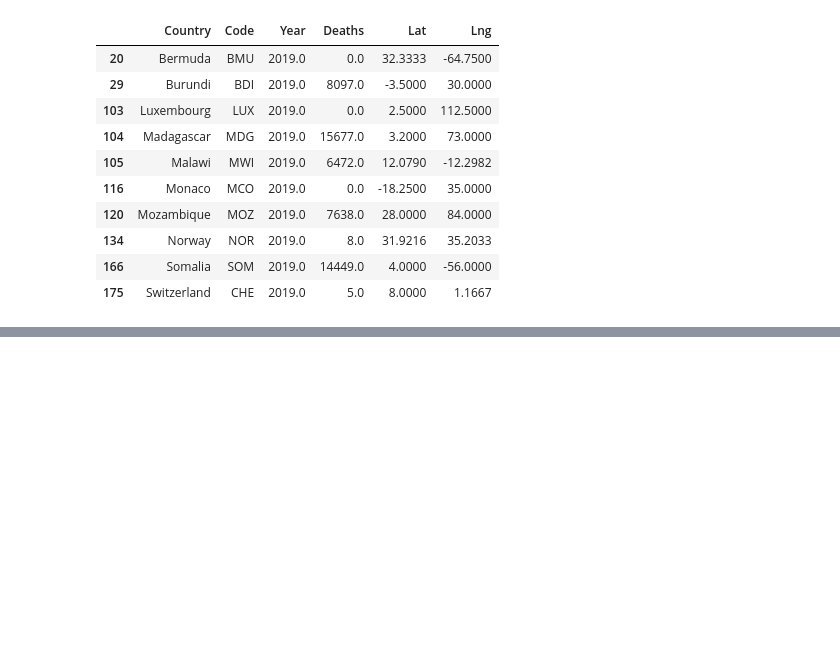
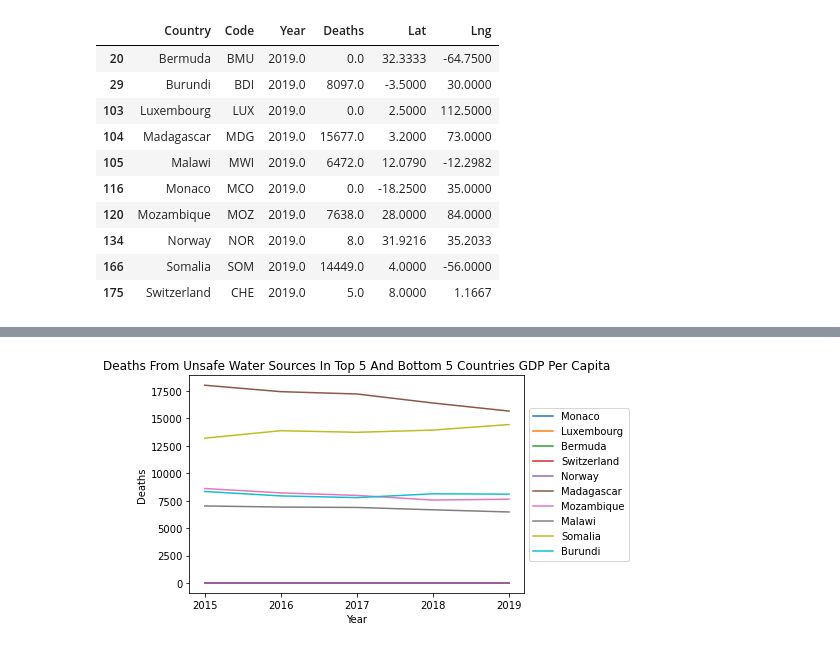
Before and after one commit to RHockley/Project-1-Water-Source-Mortality, a Jupyter notebook: notebooks/Heatmap.ipynb, the cells around one changed output, grey strips where cells are left out. Cells and saved outputs as stored; diff of their text form; code cells hidden in the pictures; blank space fills up the shorter version.

Commit message:
updated heatmap code

```diff
--- a/notebooks/Heatmap.ipynb
+++ b/notebooks/Heatmap.ipynb
@@ -184,0 +266,3 @@ fig
+# %%
+mozam = data_df.loc[data_df["Country"] == "Mozambique"]
+mozam
@@ -184,0 +276,3 @@ fig
+# %%
+malawi = data_df.loc[data_df["Country"] == "Malawi"]
+malawi
@@ -184,0 +286,3 @@ fig
+# %%
+somalia = data_df.loc[data_df["Country"] == "Somalia"]
+somalia
@@ -184,0 +296,3 @@ fig
+# %%
+burundi = data_df.loc[data_df["Country"] == "Burundi"]
+burundi
@@ -184,0 +306,23 @@ fig
+# %%
+#"Monaco", "Luxembourg", "Bermuda", "Switzerland", "Norway", "Madagascar", "Mozambique", "Malawi", "Somalia", "Burundi"
+
+
+plt.plot(monaco["Year"].astype(str), monaco["Deaths"], label='Monaco')
+plt.plot(luxem["Year"].astype(str), luxem["Deaths"], label='Luxembourg')
+plt.plot(bermuda["Year"].astype(str), bermuda["Deaths"], label='Bermuda')
+plt.plot(switz["Year"].astype(str), switz["Deaths"], label='Switzerland')
+plt.plot(norway["Year"].astype(str), norway["Deaths"], label='Norway')
+plt.plot(madagas["Year"].astype(str), madagas["Deaths"], label='Madagascar')
+plt.plot(mozam["Year"].astype(str), mozam["Deaths"], label='Mozambique')
+plt.plot(malawi["Year"].astype(str), malawi["Deaths"], label='Malawi')
+plt.plot(somalia["Year"].astype(str), somalia["Deaths"], label='Somalia')
+plt.plot(burundi["Year"].astype(str), burundi["Deaths"], label='Burundi')
+
+
+plt.title("Deaths From Unsafe Water Sources In Top 5 And Bottom 5 Countries GDP Per Capita")
+plt.xlabel("Year")
+plt.ylabel("Deaths")
+plt.legend(loc='center left', bbox_to_anchor=(1, 0.5))
+plt.show()
+# %% [output]
+[figure, added]
```
Also changed, not shown: parts of 12 cells of this notebook.
